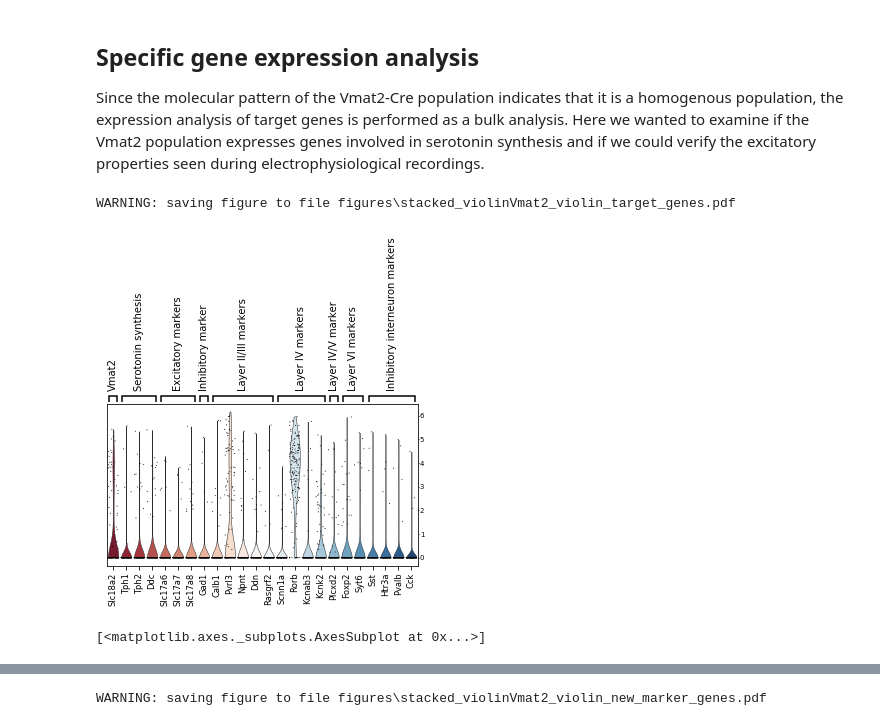
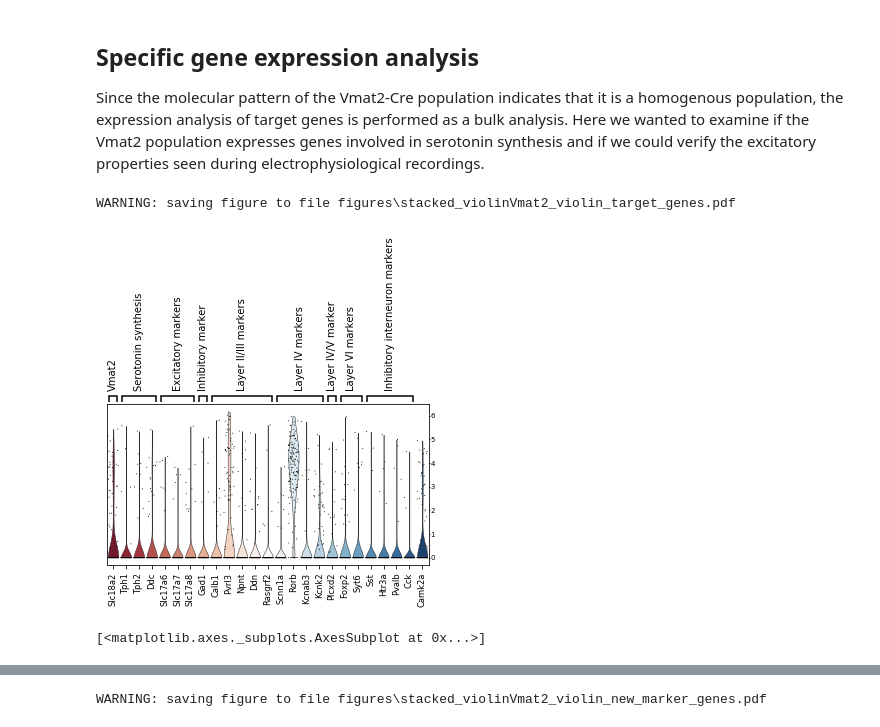
Before and after one commit to HannahBanarne/Somatosensory-cortical-Vmat2-analysis, a Jupyter notebook: Vmat2 cortical analysis-Copy1.ipynb, the cells around one changed output, grey strips where cells are left out. Cells and saved outputs as stored; diff of their text form; code cells hidden in the pictures.

```diff
--- a/Vmat2 cortical analysis-Copy1.ipynb
+++ b/Vmat2 cortical analysis-Copy1.ipynb
@@ -382,21 +388,21 @@ Since the molecular pattern of the Vmat2-Cre population indicates that it is a h
 # %%
 # create labels and tuple for positioning of labels for the violin plot
 group_labels = ['Vmat2', 'Serotonin synthesis', 'Excitatory markers', 'Inhibitory marker',
               'Layer II/III markers', 'Layer IV markers', 'Layer IV/V marker', 'Layer VI markers',
                'Inhibitory interneuron markers']
 group_position = [(0,0), (1,3), (4,6), (7,7), (8,12),(13,16),(17,17), (18,19), (20,23)]
 
 # create a list of the target genes
 marker_genes = ['Slc18a2', 'Tph1', 'Tph2', 'Ddc', 'Slc17a6', 'Slc17a7', 'Slc17a8', 'Gad1',
                 'Calb1', 'Pvrl3', 'Npnt', 'Ddn', 'Rasgrf2', 'Scnn1a', 'Rorb',
-                'Kcnab3', 'Kcnk2','Plcxd2', 'Foxp2', 'Syt6', 'Sst', 'Htr3a','Pvalb', 'Cck']
+                'Kcnab3', 'Kcnk2','Plcxd2', 'Foxp2', 'Syt6', 'Sst', 'Htr3a','Pvalb', 'Cck', 'Camk2a']
 
 # visualize the expression with violin plot. Save the file
 sc.pl.stacked_violin(adata_w, var_names = marker_genes, var_group_labels = group_labels, var_group_positions = group_position,
                      stripplot = True, jitter = 0.4, palette = "RdBu", save = 'Vmat2_violin_target_genes.pdf')
 
 # Inhibitory markers Viaat (Slc32a1) and inhibitory interneuron VIP not detected
 # %% [output]
 WARNING: saving figure to file figures\stacked_violinVmat2_violin_target_genes.pdf
-[figure, old version]
+[figure, new version]
 [<matplotlib.axes._subplots.AxesSubplot at 0x...>]
```
Also changed, not shown: parts of 4 cells of this notebook.
